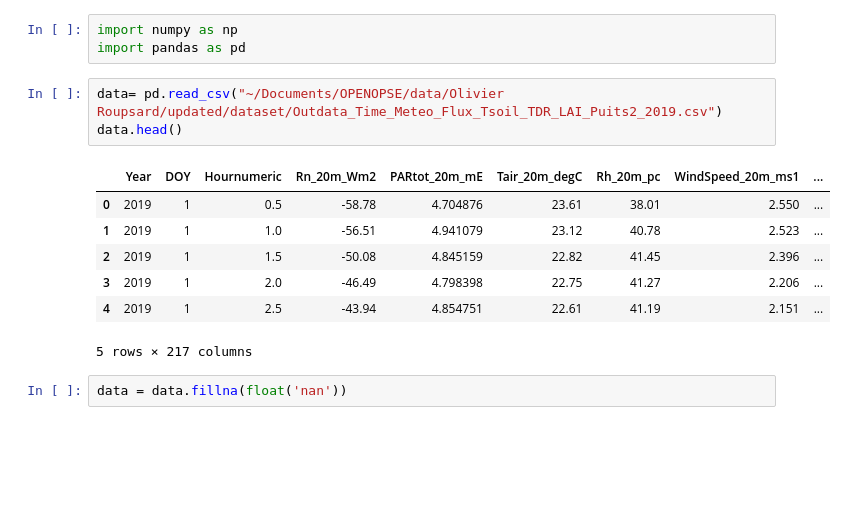
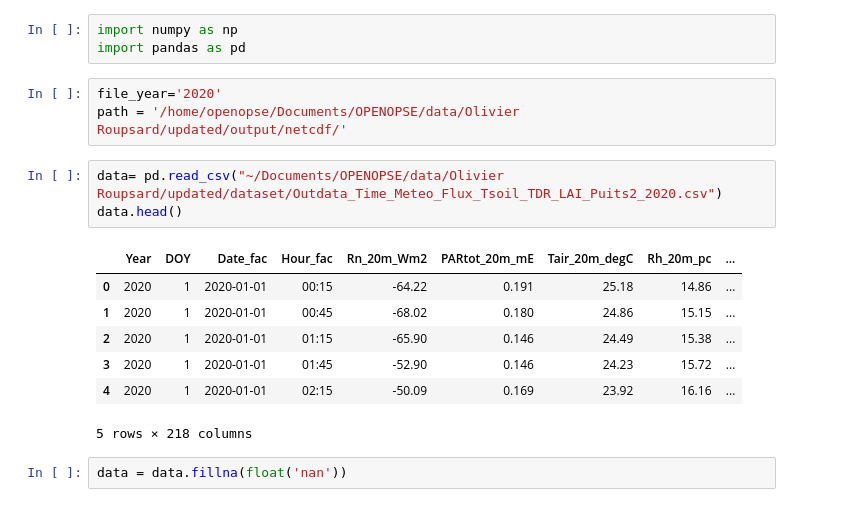
Before and after one commit to evrard1012/OpenOPSE, a Jupyter notebook: FaidherbiaFlux_DataSet_366Days.ipynb, the cells around one changed output. Cells and saved outputs as stored; diff of their text form; blank space fills up the shorter version.

```diff
--- a/FaidherbiaFlux_DataSet_366Days.ipynb
+++ b/FaidherbiaFlux_DataSet_366Days.ipynb
@@ -3,16 +3,19 @@
 # %%
 import numpy as np
 import pandas as pd
+# %%
+file_year='2020'
+path = '/home/openopse/Documents/OPENOPSE/data/Olivier Roupsard/updated/output/netcdf/'
 # %%
-data= pd.read_csv("~/Documents/OPENOPSE/data/Olivier Roupsard/updated/dataset/Outdata_Time_Meteo_Flux_Tsoil_TDR_LAI_Puits2_2019.csv")
+data= pd.read_csv("~/Documents/OPENOPSE/data/Olivier Roupsard/updated/dataset/Outdata_Time_Meteo_Flux_Tsoil_TDR_LAI_Puits2_2020.csv")
 data.head()
 # %% [output]
-|  | Year | DOY | Hournumeric | Rn_20m_Wm2 | PARtot_20m_mE | Tair_20m_degC | Rh_20m_pc | WindSpeed_20m_ms1 | ... |
-| 0 | 2019 | 1 | 0.5 | -58.78 | 4.704876 | 23.61 | 38.01 | 2.550 | ... |
-| 1 | 2019 | 1 | 1.0 | -56.51 | 4.941079 | 23.12 | 40.78 | 2.523 | ... |
-| 2 | 2019 | 1 | 1.5 | -50.08 | 4.845159 | 22.82 | 41.45 | 2.396 | ... |
-| 3 | 2019 | 1 | 2.0 | -46.49 | 4.798398 | 22.75 | 41.27 | 2.206 | ... |
-| 4 | 2019 | 1 | 2.5 | -43.94 | 4.854751 | 22.61 | 41.19 | 2.151 | ... |
+|  | Year | DOY | Date_fac | Hour_fac | Rn_20m_Wm2 | PARtot_20m_mE | Tair_20m_degC | Rh_20m_pc | ... |
+| 0 | 2020 | 1 | 2020-01-01 | 00:15 | -64.22 | 0.191 | 25.18 | 14.86 | ... |
+| 1 | 2020 | 1 | 2020-01-01 | 00:45 | -68.02 | 0.180 | 24.86 | 15.15 | ... |
+| 2 | 2020 | 1 | 2020-01-01 | 01:15 | -65.90 | 0.146 | 24.49 | 15.38 | ... |
+| 3 | 2020 | 1 | 2020-01-01 | 01:45 | -52.90 | 0.146 | 24.23 | 15.72 | ... |
+| 4 | 2020 | 1 | 2020-01-01 | 02:15 | -50.09 | 0.169 | 23.92 | 16.16 | ... |
-5 rows × 217 columns
+5 rows × 218 columns
 # %%
 data = data.fillna(float('nan'))
```
Also changed, not shown: parts of 10 cells of this notebook, 1 other file.
